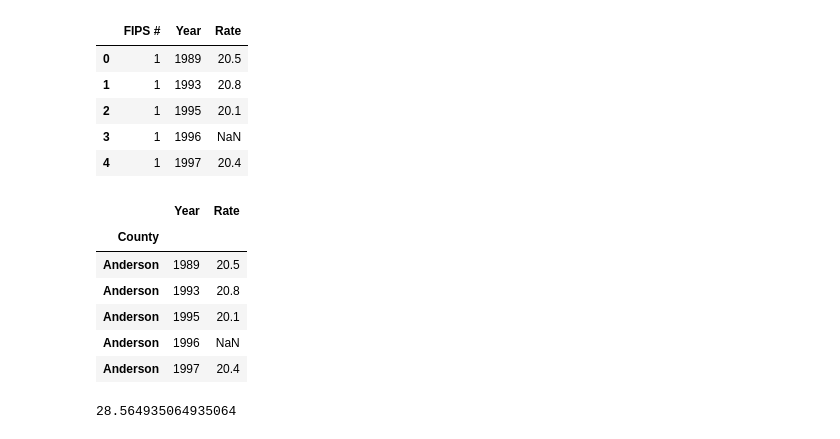
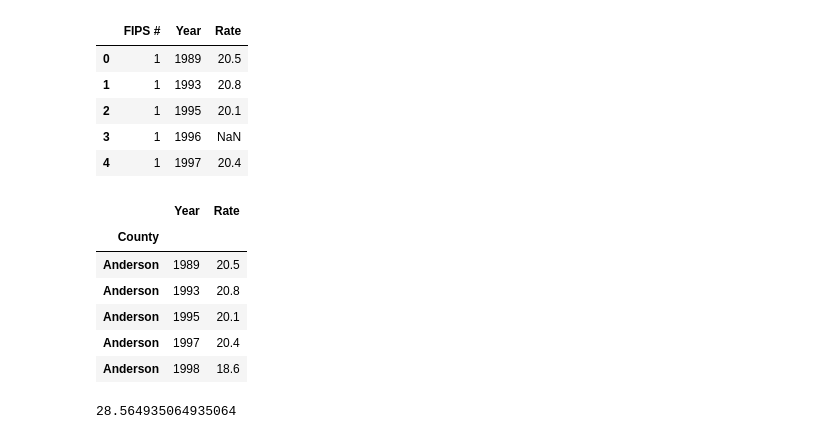
Before and after one commit to allanmc0913/Executions-and-Poverty-in-Texas, a Jupyter notebook: Executed Inmates Data Analysis.ipynb, the cells around one changed output. Drawn from its saved outputs; the diff is of its cells as text; code cells hidden in the pictures.

```diff
--- a/Executed Inmates Data Analysis.ipynb
+++ b/Executed Inmates Data Analysis.ipynb
@@ -58,15 +58,19 @@ pov_rates.head()
 # %%
 pov_by_county = pd.merge(pov_rates, county_codes, on='FIPS #')
 pov_by_county = pov_by_county.drop("FIPS #", axis=1).set_index("County")
+
+# No data for 1996
+pov_by_county = pov_by_county[pov_by_county.Year != 1996]
+
 pov_by_county.head()
 # %% [output]
 |  | Year | Rate |
 | County |  |  |
 | Anderson | 1989 | 20.5 |
 | Anderson | 1993 | 20.8 |
 | Anderson | 1995 | 20.1 |
-| Anderson | 1996 | NaN |
 | Anderson | 1997 | 20.4 |
+| Anderson | 1998 | 18.6 |
 # %%
 df_inmates['Age Received'].mean()
 # %% [output]
```
Also changed, not shown: parts of 16 cells of this notebook.
